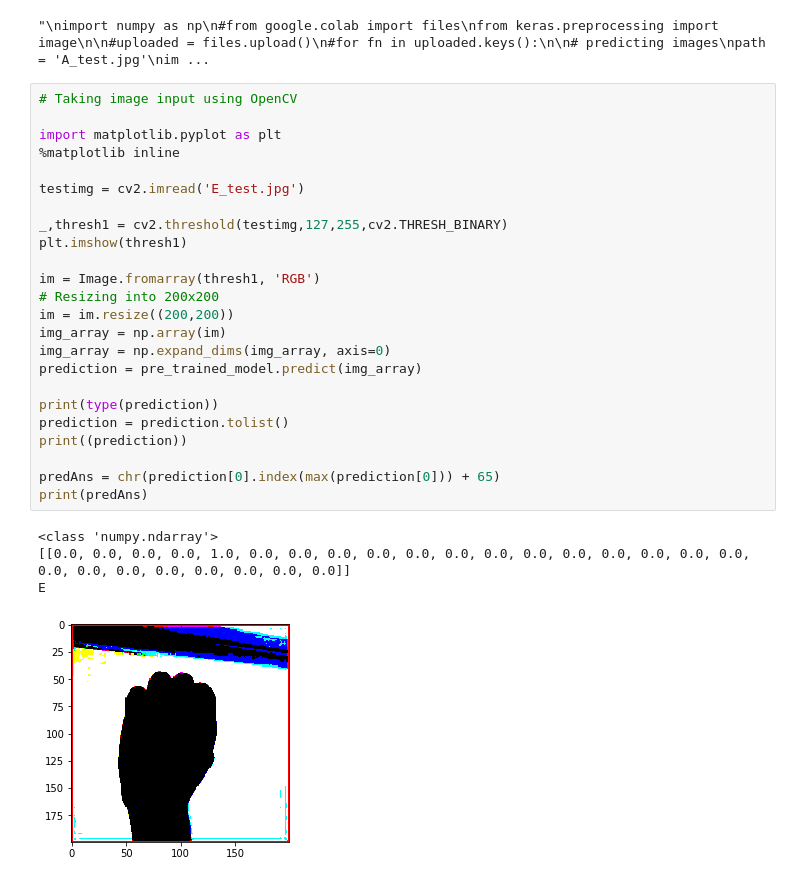
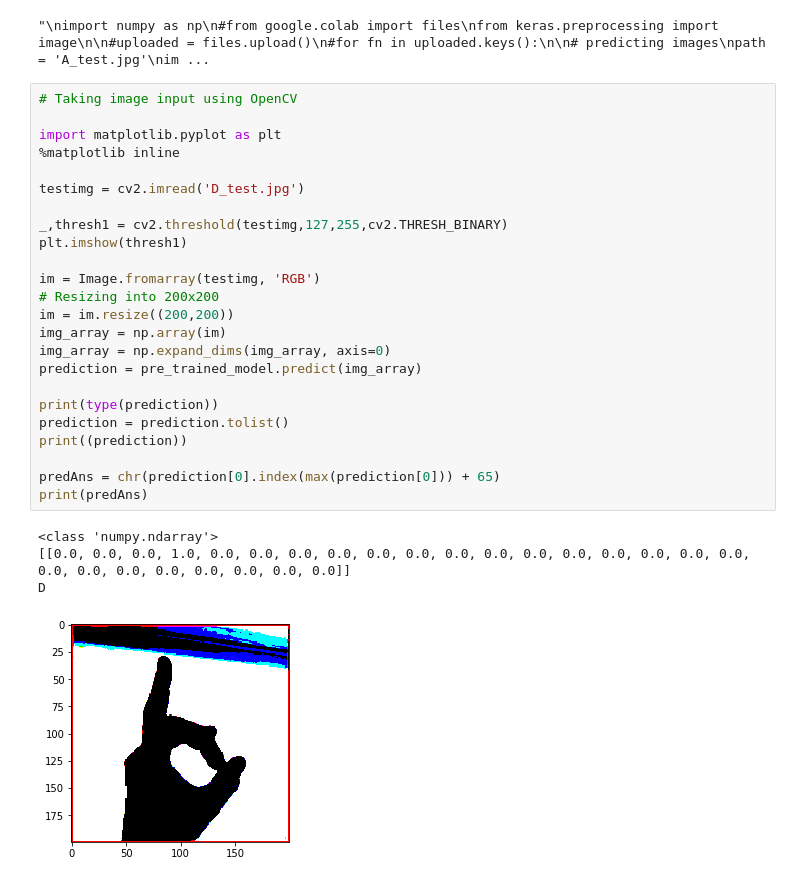
Before and after one commit to yashpatil1998/SLI, a Jupyter notebook: predict.ipynb, the cells around one changed output. Cells and saved outputs as stored; diff of their text form.

```diff
--- a/predict.ipynb
+++ b/predict.ipynb
@@ -96,29 +98,29 @@ pos = prediction.index(max(prediction))
 # %%
 # Taking image input using OpenCV
 
 import matplotlib.pyplot as plt
 %matplotlib inline
 
-testimg = cv2.imread('E_test.jpg')
+testimg = cv2.imread('D_test.jpg')
 
 _,thresh1 = cv2.threshold(testimg,127,255,cv2.THRESH_BINARY)
 plt.imshow(thresh1)
 
-im = Image.fromarray(thresh1, 'RGB')
+im = Image.fromarray(testimg, 'RGB')
 # Resizing into 200x200
 im = im.resize((200,200))
 img_array = np.array(im)
 img_array = np.expand_dims(img_array, axis=0)
 prediction = pre_trained_model.predict(img_array)
 
 print(type(prediction))
 prediction = prediction.tolist()
 print((prediction))
 
 predAns = chr(prediction[0].index(max(prediction[0])) + 65)
 print(predAns)
 # %% [output]
 <class 'numpy.ndarray'>
-[[0.0, 0.0, 0.0, 0.0, 1.0, 0.0, 0.0, 0.0, 0.0, 0.0, 0.0, 0.0, 0.0, 0.0, 0.0, 0.0, 0.0, 0.0, 0.0, 0.0, 0.0, 0.0, 0.0, 0.0, 0.0, 0.0]]
-E
+[[0.0, 0.0, 0.0, 1.0, 0.0, 0.0, 0.0, 0.0, 0.0, 0.0, 0.0, 0.0, 0.0, 0.0, 0.0, 0.0, 0.0, 0.0, 0.0, 0.0, 0.0, 0.0, 0.0, 0.0, 0.0, 0.0]]
+D
-[figure, old version]
+[figure, new version]
```
Also changed, not shown: parts of 13 cells of this notebook.
